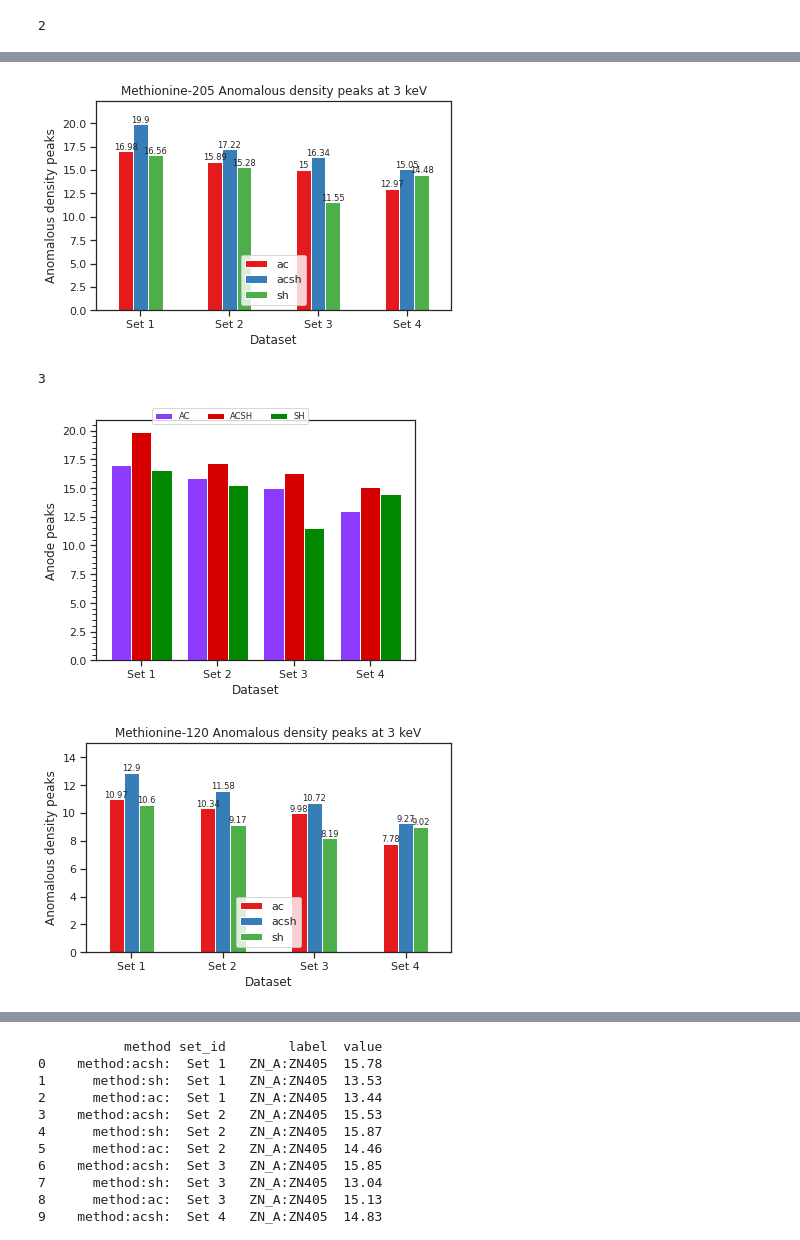
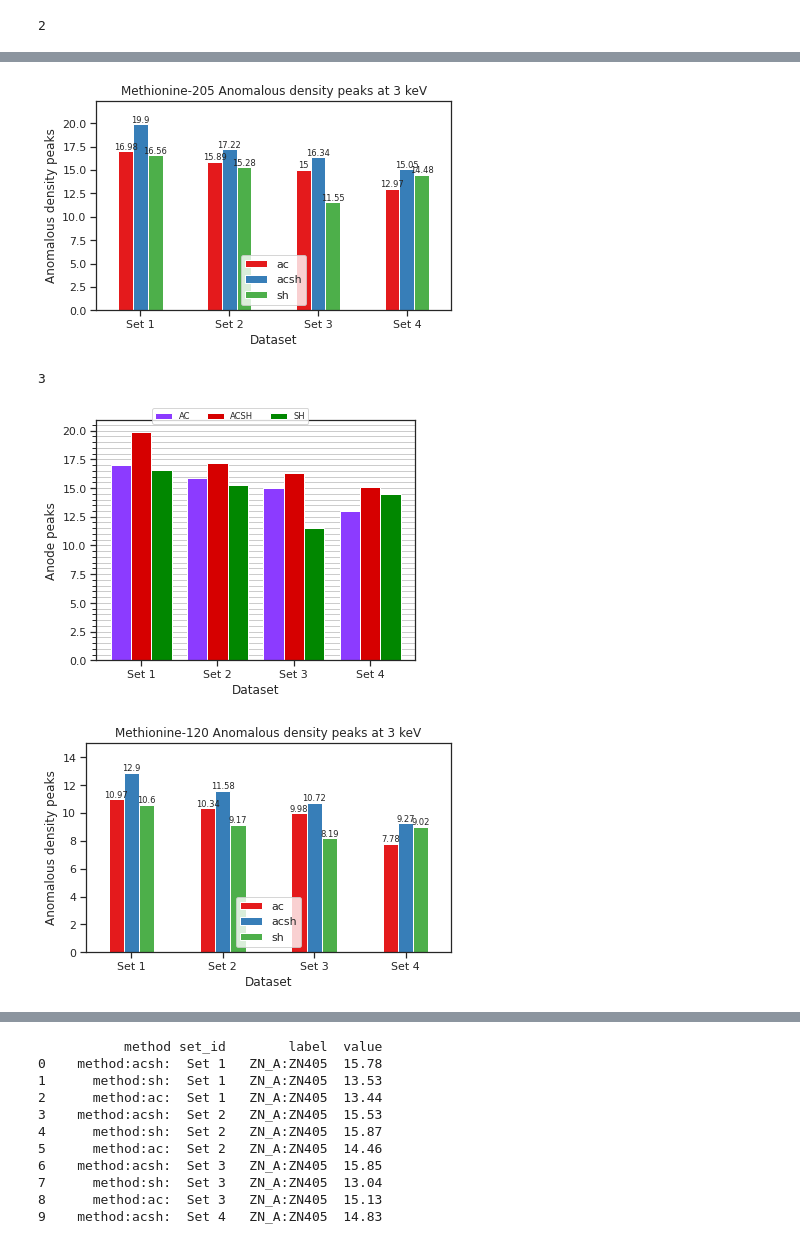
Before and after one commit to TihiMihi/DLS_Tihana_scripts, a Jupyter notebook: Thesis python scripts/tlys_2_peaks.ipynb, the cells around one changed output, grey strips where cells are left out. Cells and saved outputs as stored; diff of their text form; code cells hidden in the pictures.

```diff
--- a/Thesis python scripts/tlys_2_peaks.ipynb
+++ b/Thesis python scripts/tlys_2_peaks.ipynb
@@ -168,6 +168,7 @@ for atom in [Zn_plot, M205_plot, M120_plot]:
     fig.legend(bars, data.keys(), ncols=3, fontsize='x-small', loc='upper center')
     ax.yaxis.set_ticks_position('left')
     ax.yaxis.set_label_position('left')
+    ax.grid(axis='y', which='both')
 
     fig.tight_layout()
     if i == 1:
@@ -200,4 +201,4 @@ for atom in [Zn_plot, M205_plot, M120_plot]:
 [figure]
 3
-[figure, old version]
+[figure, new version]
 [figure]
```
Also changed, not shown: parts of 1 cell of this notebook, 32 other files.
